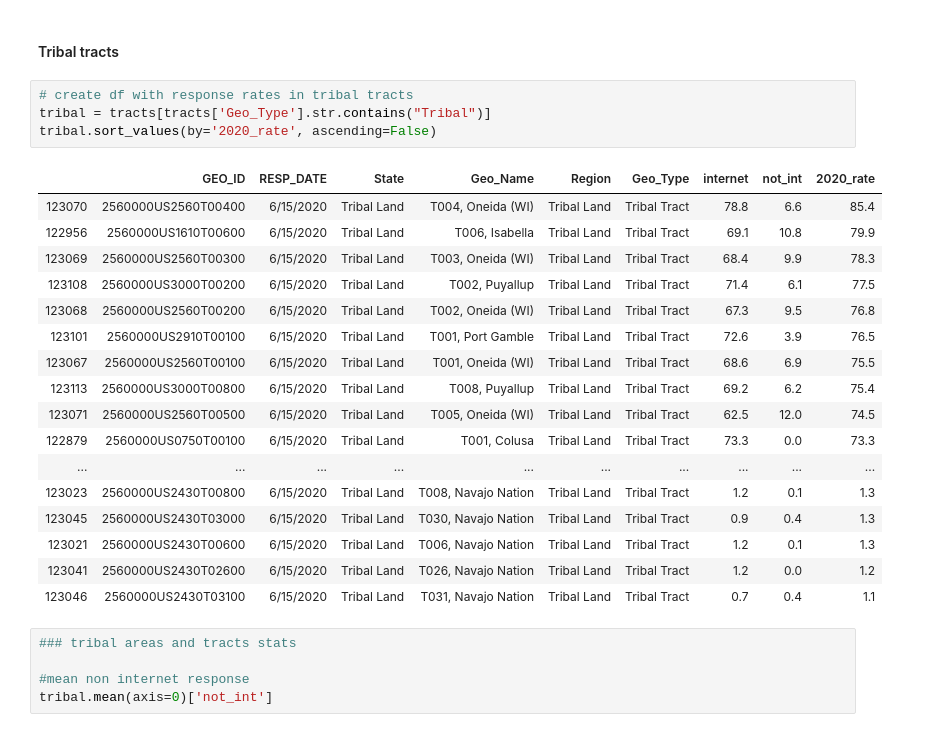
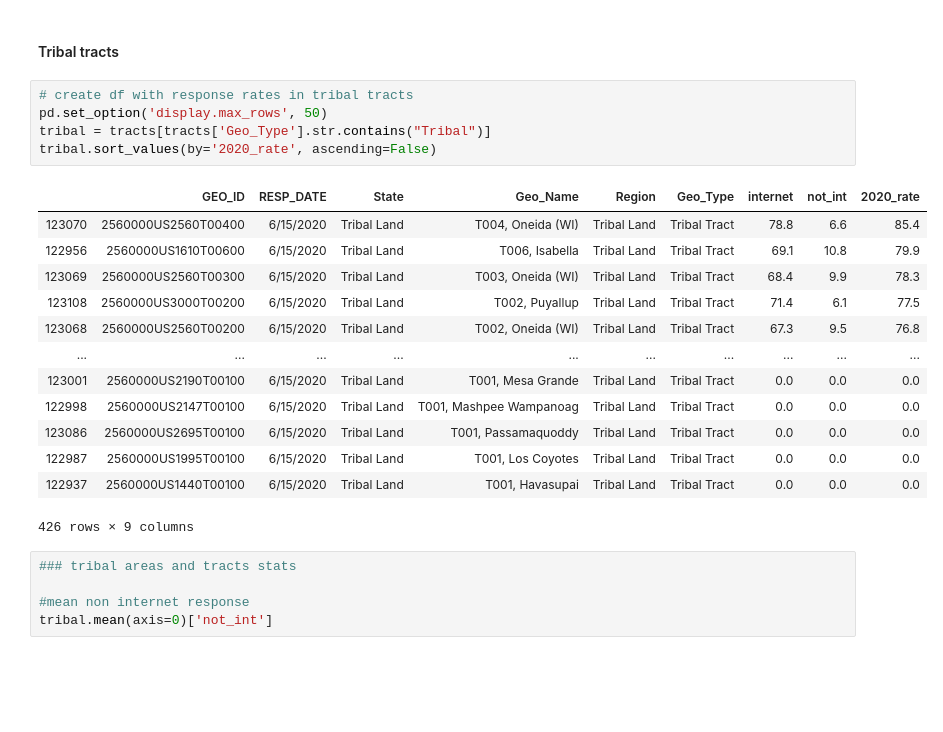
Before and after one commit to tdiffendal/USAT, a Jupyter notebook: census-responses/census-responses.ipynb, the cells around one changed output. Cells and saved outputs as stored; diff of their text form; blank space fills up the shorter version.

```diff
--- a/census-responses/census-responses.ipynb
+++ b/census-responses/census-responses.ipynb
@@ -127,26 +127,23 @@ tracts.sort_values(by='2020_rate', ascending=False)
 #### Tribal tracts
 # %%
 # create df with response rates in tribal tracts
+pd.set_option('display.max_rows', 50)
 tribal = tracts[tracts['Geo_Type'].str.contains("Tribal")]
 tribal.sort_values(by='2020_rate', ascending=False)
 # %% [output]
 |  | GEO_ID | RESP_DATE | State | Geo_Name | Region | Geo_Type | internet | not_int | 2020_rate |
 | 123070 | 2560000US2560T00400 | 6/15/2020 | Tribal Land | T004, Oneida (WI) | Tribal Land | Tribal Tract | 78.8 | 6.6 | 85.4 |
 | 122956 | 2560000US1610T00600 | 6/15/2020 | Tribal Land | T006, Isabella | Tribal Land | Tribal Tract | 69.1 | 10.8 | 79.9 |
 | 123069 | 2560000US2560T00300 | 6/15/2020 | Tribal Land | T003, Oneida (WI) | Tribal Land | Tribal Tract | 68.4 | 9.9 | 78.3 |
 | 123108 | 2560000US3000T00200 | 6/15/2020 | Tribal Land | T002, Puyallup | Tribal Land | Tribal Tract | 71.4 | 6.1 | 77.5 |
 | 123068 | 2560000US2560T00200 | 6/15/2020 | Tribal Land | T002, Oneida (WI) | Tribal Land | Tribal Tract | 67.3 | 9.5 | 76.8 |
-| 123101 | 2560000US2910T00100 | 6/15/2020 | Tribal Land | T001, Port Gamble | Tribal Land | Tribal Tract | 72.6 | 3.9 | 76.5 |
-| 123067 | 2560000US2560T00100 | 6/15/2020 | Tribal Land | T001, Oneida (WI) | Tribal Land | Tribal Tract | 68.6 | 6.9 | 75.5 |
-| 123113 | 2560000US3000T00800 | 6/15/2020 | Tribal Land | T008, Puyallup | Tribal Land | Tribal Tract | 69.2 | 6.2 | 75.4 |
-| 123071 | 2560000US2560T00500 | 6/15/2020 | Tribal Land | T005, Oneida (WI) | Tribal Land | Tribal Tract | 62.5 | 12.0 | 74.5 |
-| 122879 | 2560000US0750T00100 | 6/15/2020 | Tribal Land | T001, Colusa | Tribal Land | Tribal Tract | 73.3 | 0.0 | 73.3 |
 | ... | ... | ... | ... | ... | ... | ... | ... | ... | ... |
-| 123023 | 2560000US2430T00800 | 6/15/2020 | Tribal Land | T008, Navajo Nation | Tribal Land | Tribal Tract | 1.2 | 0.1 | 1.3 |
-| 123045 | 2560000US2430T03000 | 6/15/2020 | Tribal Land | T030, Navajo Nation | Tribal Land | Tribal Tract | 0.9 | 0.4 | 1.3 |
-| 123021 | 2560000US2430T00600 | 6/15/2020 | Tribal Land | T006, Navajo Nation | Tribal Land | Tribal Tract | 1.2 | 0.1 | 1.3 |
-| 123041 | 2560000US2430T02600 | 6/15/2020 | Tribal Land | T026, Navajo Nation | Tribal Land | Tribal Tract | 1.2 | 0.0 | 1.2 |
-| 123046 | 2560000US2430T03100 | 6/15/2020 | Tribal Land | T031, Navajo Nation | Tribal Land | Tribal Tract | 0.7 | 0.4 | 1.1 |
+| 123001 | 2560000US2190T00100 | 6/15/2020 | Tribal Land | T001, Mesa Grande | Tribal Land | Tribal Tract | 0.0 | 0.0 | 0.0 |
+| 122998 | 2560000US2147T00100 | 6/15/2020 | Tribal Land | T001, Mashpee Wampanoag | Tribal Land | Tribal Tract | 0.0 | 0.0 | 0.0 |
+| 123086 | 2560000US2695T00100 | 6/15/2020 | Tribal Land | T001, Passamaquoddy | Tribal Land | Tribal Tract | 0.0 | 0.0 | 0.0 |
+| 122987 | 2560000US1995T00100 | 6/15/2020 | Tribal Land | T001, Los Coyotes | Tribal Land | Tribal Tract | 0.0 | 0.0 | 0.0 |
+| 122937 | 2560000US1440T00100 | 6/15/2020 | Tribal Land | T001, Havasupai | Tribal Land | Tribal Tract | 0.0 | 0.0 | 0.0 |
+426 rows × 9 columns
 # %%
 ### tribal areas and tracts stats
 
```
Also changed, not shown: parts of 1 cell of this notebook, 2 other files.
